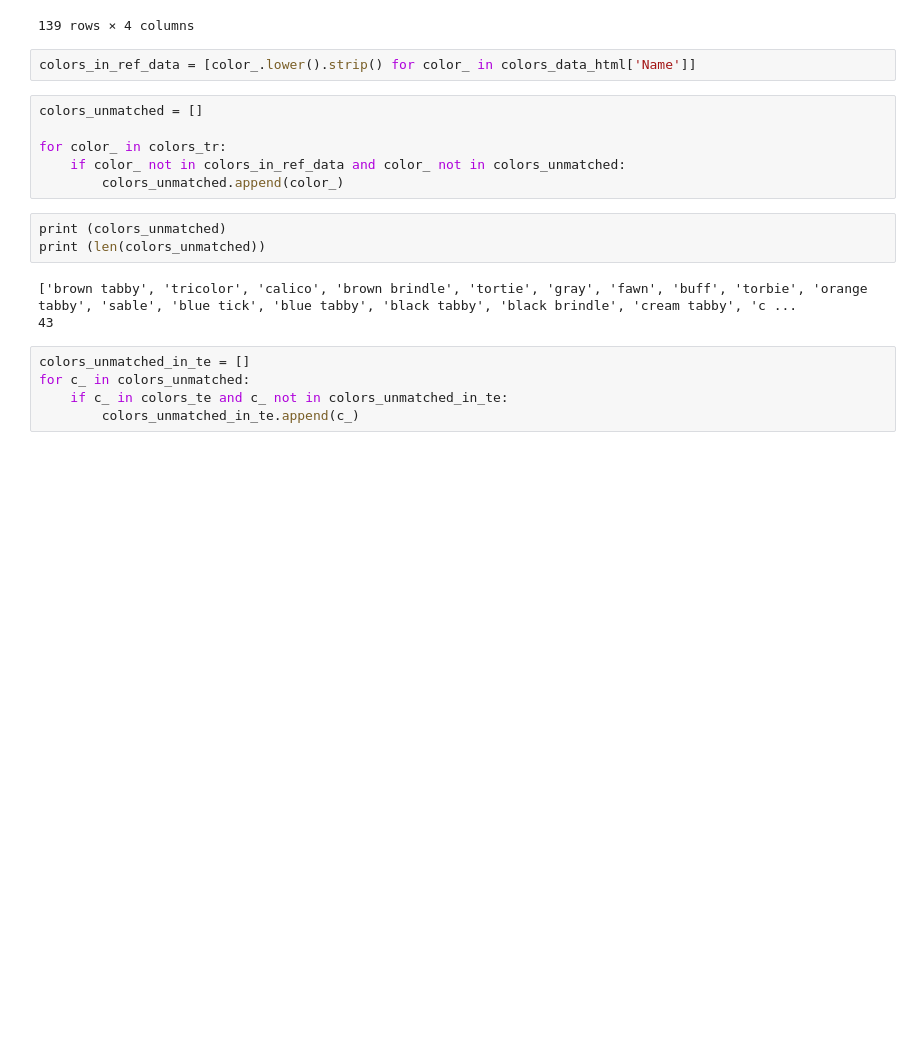
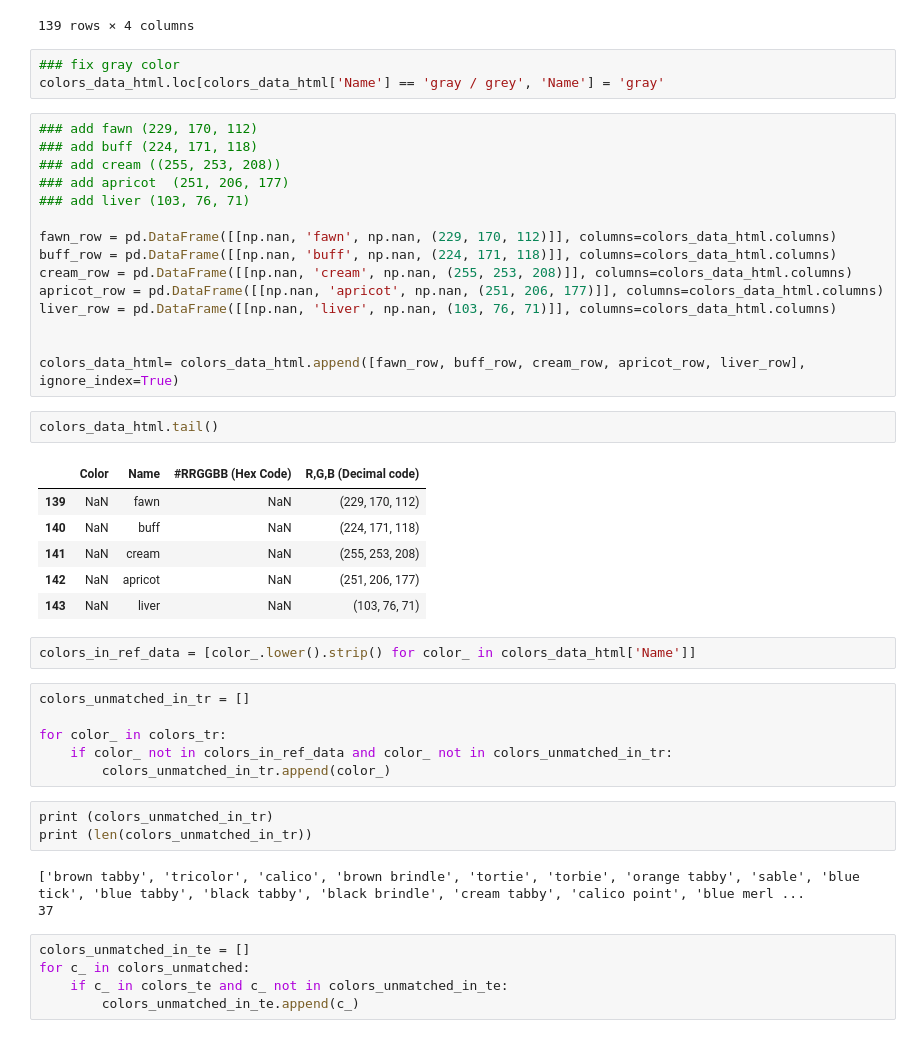
Before and after one commit to ShaunakSen/Data-Science-and-Machine-Learning, a Jupyter notebook: Hackerearth Project - Pet Adoption/Hackerearth ML Project - Pet Adoption.ipynb, the cells around one changed output. Cells and saved outputs as stored; diff of their text form; blank space fills up the shorter version.

Commit message:
created feature: generic_color

```diff
--- a/Hackerearth Project - Pet Adoption/Hackerearth ML Project - Pet Adoption.ipynb
+++ b/Hackerearth Project - Pet Adoption/Hackerearth ML Project - Pet Adoption.ipynb
@@ -609,20 +626,47 @@ colors_data_html
 | 137 | NaN | white smoke | #F5F5F5 | (245,245,245) |
 | 138 | NaN | white | #FFFFFF | (255,255,255) |
 139 rows × 4 columns
+# %%
+### fix gray color
+colors_data_html.loc[colors_data_html['Name'] == 'gray / grey', 'Name'] = 'gray'
+# %%
+### add fawn (229, 170, 112)
+### add buff (224, 171, 118)
+### add cream ((255, 253, 208))
+### add apricot  (251, 206, 177)
+### add liver (103, 76, 71)
+
+fawn_row = pd.DataFrame([[np.nan, 'fawn', np.nan, (229, 170, 112)]], columns=colors_data_html.columns)
+buff_row = pd.DataFrame([[np.nan, 'buff', np.nan, (224, 171, 118)]], columns=colors_data_html.columns)
+cream_row = pd.DataFrame([[np.nan, 'cream', np.nan, (255, 253, 208)]], columns=colors_data_html.columns)
+apricot_row = pd.DataFrame([[np.nan, 'apricot', np.nan, (251, 206, 177)]], columns=colors_data_html.columns)
+liver_row = pd.DataFrame([[np.nan, 'liver', np.nan, (103, 76, 71)]], columns=colors_data_html.columns)
+
+
+colors_data_html= colors_data_html.append([fawn_row, buff_row, cream_row, apricot_row, liver_row], ignore_index=True)
+# %%
+colors_data_html.tail()
+# %% [output]
+|  | Color | Name | #RRGGBB (Hex Code) | R,G,B (Decimal code) |
+| 139 | NaN | fawn | NaN | (229, 170, 112) |
+| 140 | NaN | buff | NaN | (224, 171, 118) |
+| 141 | NaN | cream | NaN | (255, 253, 208) |
+| 142 | NaN | apricot | NaN | (251, 206, 177) |
+| 143 | NaN | liver | NaN | (103, 76, 71) |
 # %%
 colors_in_ref_data = [color_.lower().strip() for color_ in colors_data_html['Name']]
 # %%
-colors_unmatched = []
+colors_unmatched_in_tr = []
 
 for color_ in colors_tr:
-    if color_ not in colors_in_ref_data and color_ not in colors_unmatched:
-        colors_unmatched.append(color_)
+    if color_ not in colors_in_ref_data and color_ not in colors_unmatched_in_tr:
+        colors_unmatched_in_tr.append(color_)
 # %%
-print (colors_unmatched)
-print (len(colors_unmatched))
+print (colors_unmatched_in_tr)
+print (len(colors_unmatched_in_tr))
 # %% [output]
-['brown tabby', 'tricolor', 'calico', 'brown brindle', 'tortie', 'gray', 'fawn', 'buff', 'torbie', 'orange tabby', 'sable', 'blue tick', 'blue tabby', 'black tabby', 'black brindle', 'cream tabby', 'c ...
-43
+['brown tabby', 'tricolor', 'calico', 'brown brindle', 'tortie', 'torbie', 'orange tabby', 'sable', 'blue tick', 'blue tabby', 'black tabby', 'black brindle', 'cream tabby', 'calico point', 'blue merl ...
+37
 # %%
 colors_unmatched_in_te = []
 for c_ in colors_unmatched:
```
Also changed, not shown: parts of 14 cells of this notebook.
